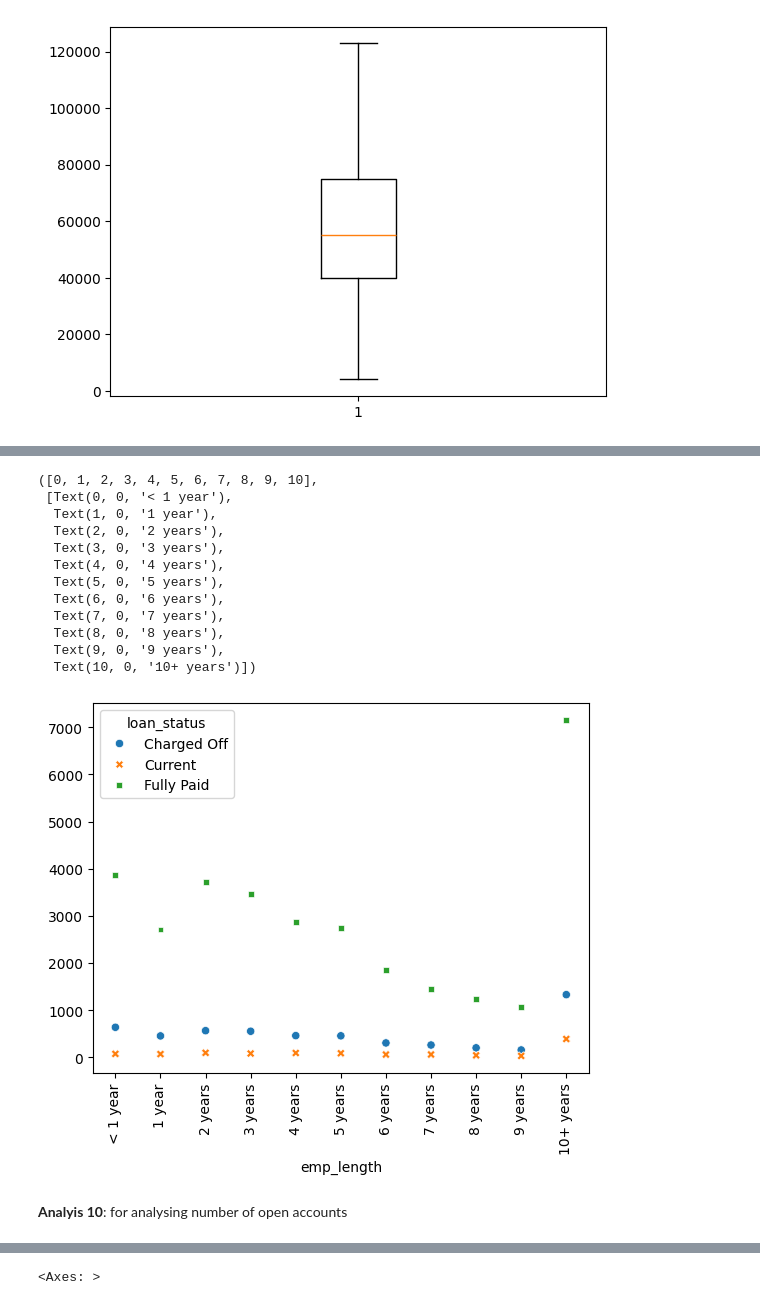
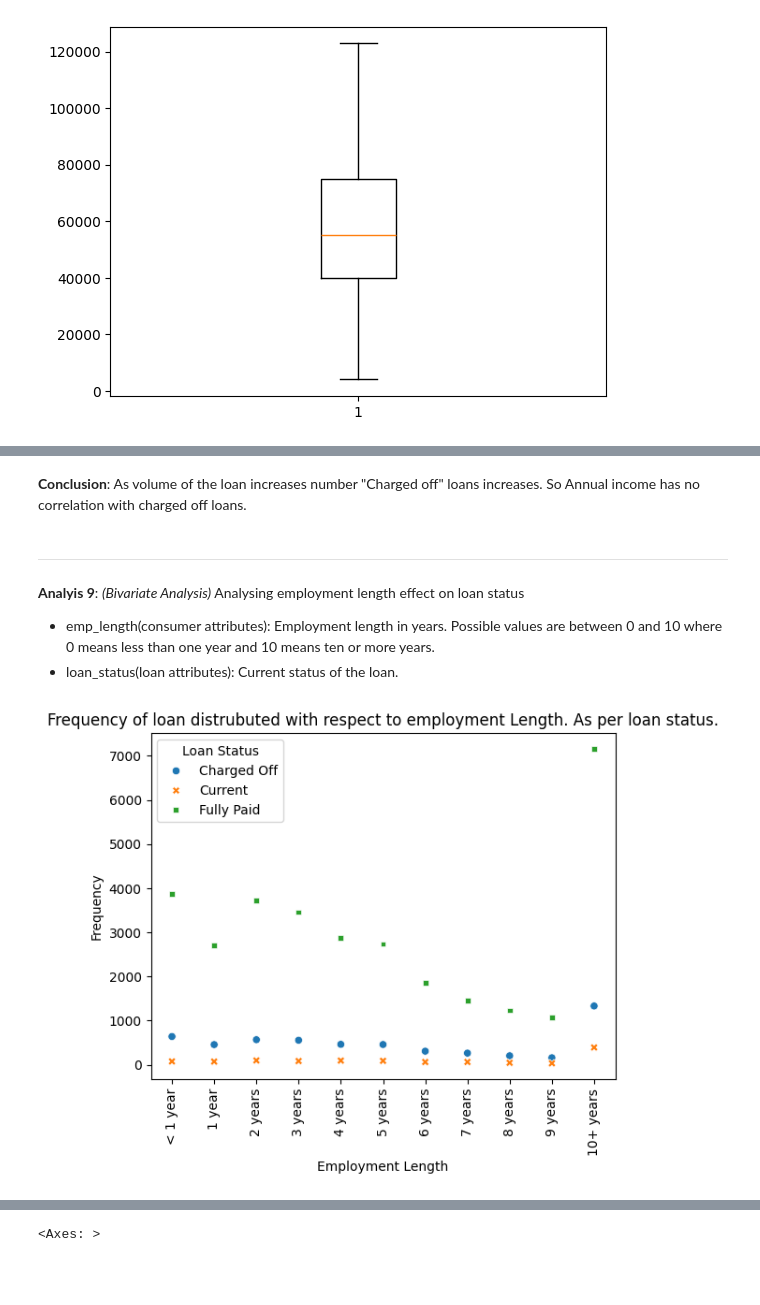
Before and after one commit to AshishTondon/LendingClubCaseStudy, a Jupyter notebook: uday_kumar_kolluru.ipynb, the cells around one changed output, grey strips where cells are left out. Cells and saved outputs as stored; diff of their text form; code cells hidden in the pictures; blank space fills up the shorter version.

```diff
--- a/uday_kumar_kolluru.ipynb
+++ b/uday_kumar_kolluru.ipynb
@@ -454,25 +478,40 @@ annulInc.loc[(loadData.loan_status == "Charged Off")].annual_inc.plot.hist(bins=
+# %% [markdown]
+**Conclusion**: As volume of the loan increases number "Charged off" loans increases. So Annual income has no correlation with charged off loans.
+# %% [markdown]
+---
+# %% [markdown]
+**Analyis 9**: *(Bivariate Analysis)* Analysing employment length effect on loan status
+- emp_length(consumer attributes): Employment length in years. Possible values are between 0 and 10 where 0 means less than one year and 10 means ten or more years.
+- loan_status(loan attributes): Current status of the loan.
 # %%
-pivotEmpLength = pd.pivot_table(data=loadData.groupby(["emp_length"]).loan_status.value_counts().reset_index(), values="count", index=["emp_length"], columns="loan_status", fill_value=0)
+# grouping by the dataframe in the bases of "emp_length" and checking aggregate loan status.
+empLengthTable = loadData.groupby(["emp_length"]).loan_status.value_counts().reset_index()
 
+# Converting empLengthTable to pivot table to get count of each loan status and total count in one go.
+pivotEmpLength = pd.pivot_table(data=empLengthTable,
+                                values="count",
+                                index=["emp_length"],
+                                columns="loan_status",
+                                fill_value=0)
+
+# Creating new Column "Year" from emp_length. This will help us to order emp_length in graph
 pivotEmpLength["year"] = pivotEmpLength.reset_index().emp_length.values
-pivotEmpLength["year"] = pivotEmpLength.year.apply(lambda x: x.replace(" years", "").replace(" year", "").replace("10+", "11").replace("< 1", "0.9"))
+pivotEmpLength["year"] = pivotEmpLength.year.apply(lambda x: x
+                                                   .replace(" years", "")
+                                                   .replace(" year", "")
+                                                   .replace("10+", "11")
+                                                   .replace("< 1", "0.9"))
 pivotEmpLength["year"] = pivotEmpLength["year"].astype("float")
 # %%
+# Plotting graph
 sns.scatterplot(data=pivotEmpLength.sort_values("year")[["Charged Off", "Current", "Fully Paid"]])
 plt.xticks(rotation=90)
+
+plt.xlabel("Employment Length")
+plt.ylabel("Frequency")
+plt.title("Frequency of loan distrubuted with respect to employment Length. As per loan status.")
+plt.legend(title="Loan Status")
+
+plt.show()
 # %% [output]
-([0, 1, 2, 3, 4, 5, 6, 7, 8, 9, 10],
- [Text(0, 0, '< 1 year'),
-  Text(1, 0, '1 year'),
-  Text(2, 0, '2 years'),
-  Text(3, 0, '3 years'),
-  Text(4, 0, '4 years'),
-  Text(5, 0, '5 years'),
-  Text(6, 0, '6 years'),
-  Text(7, 0, '7 years'),
-  Text(8, 0, '8 years'),
-  Text(9, 0, '9 years'),
-  Text(10, 0, '10+ years')])
-[figure, old version]
+[figure, new version]
-# %% [markdown]
-**Analyis 10**: for analysing number of open accounts
```
Also changed, not shown: parts of 43 cells of this notebook.
